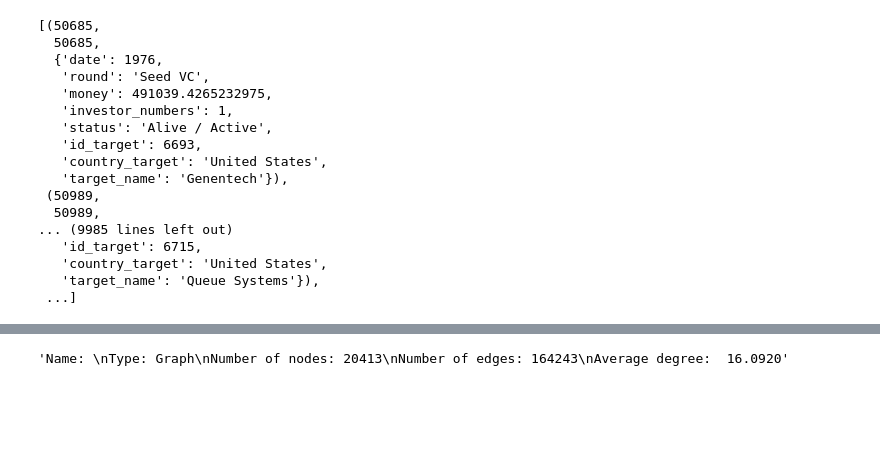
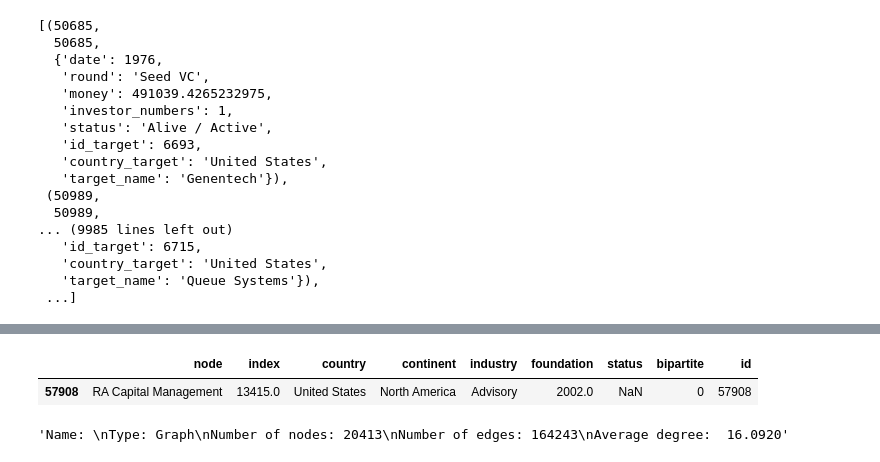
Before and after one commit to testalorenzo/crunch_net, a Jupyter notebook: Covariate/NetowrkFormation.ipynb, the cells around one changed output, grey strips where cells are left out. Drawn from its saved outputs; the diff is of its cells as text; code cells hidden in the pictures; blank space fills up the shorter version.

```diff
--- a/Covariate/NetowrkFormation.ipynb
+++ b/Covariate/NetowrkFormation.ipynb
@@ -257,3 +310,8 @@ for u,v,data in tqdm(bidbid_stage_self.edges(data=True)):
+# %%
+nodes[nodes['id']==57908]
+# %% [output]
+|  | node | index | country | continent | industry | foundation | status | bipartite | id |
+| 57908 | RA Capital Management | 13415.0 | United States | North America | Advisory | 2002.0 | NaN | 0 | 57908 |
 # %%
 nx.readwrite.write_gpickle(bidbid_stage_self_single,'bidbid_stage_self_single.gpickle')
 nx.info(bidbid_stage_self_single)
```
Also changed, not shown: parts of 19 cells of this notebook, 30 other files.
